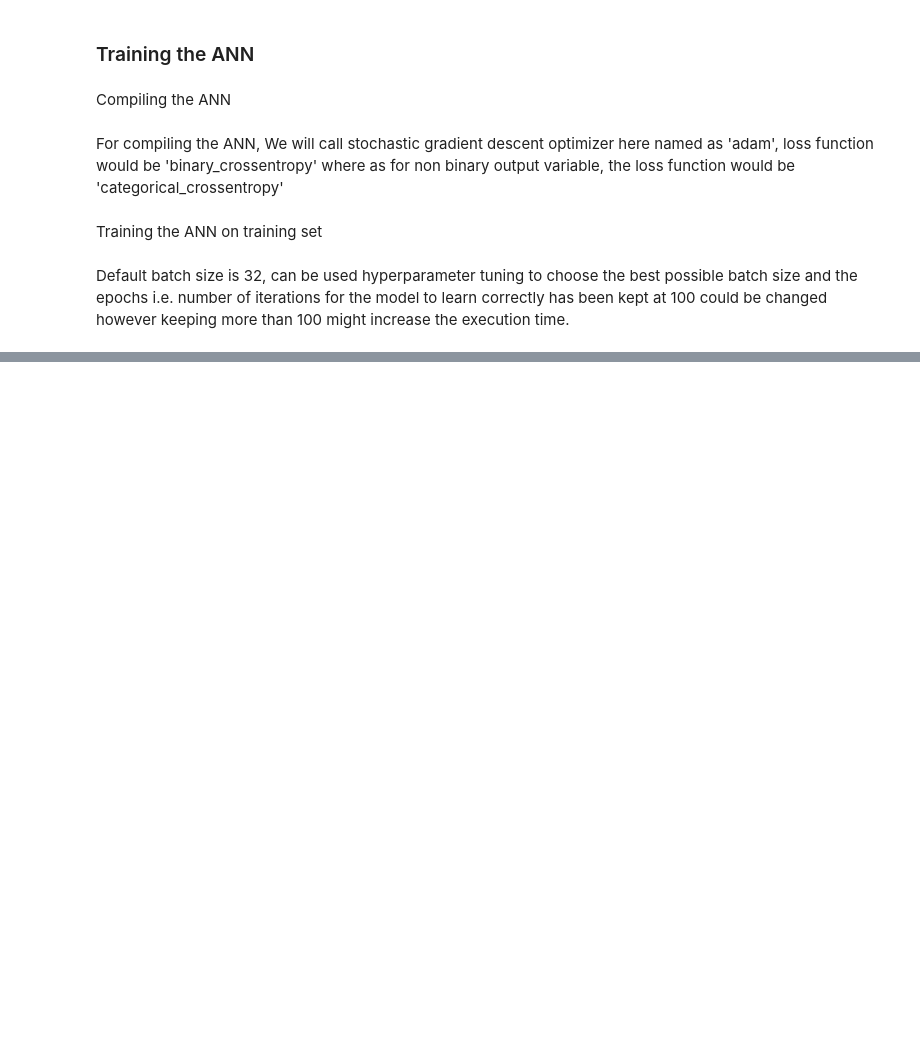
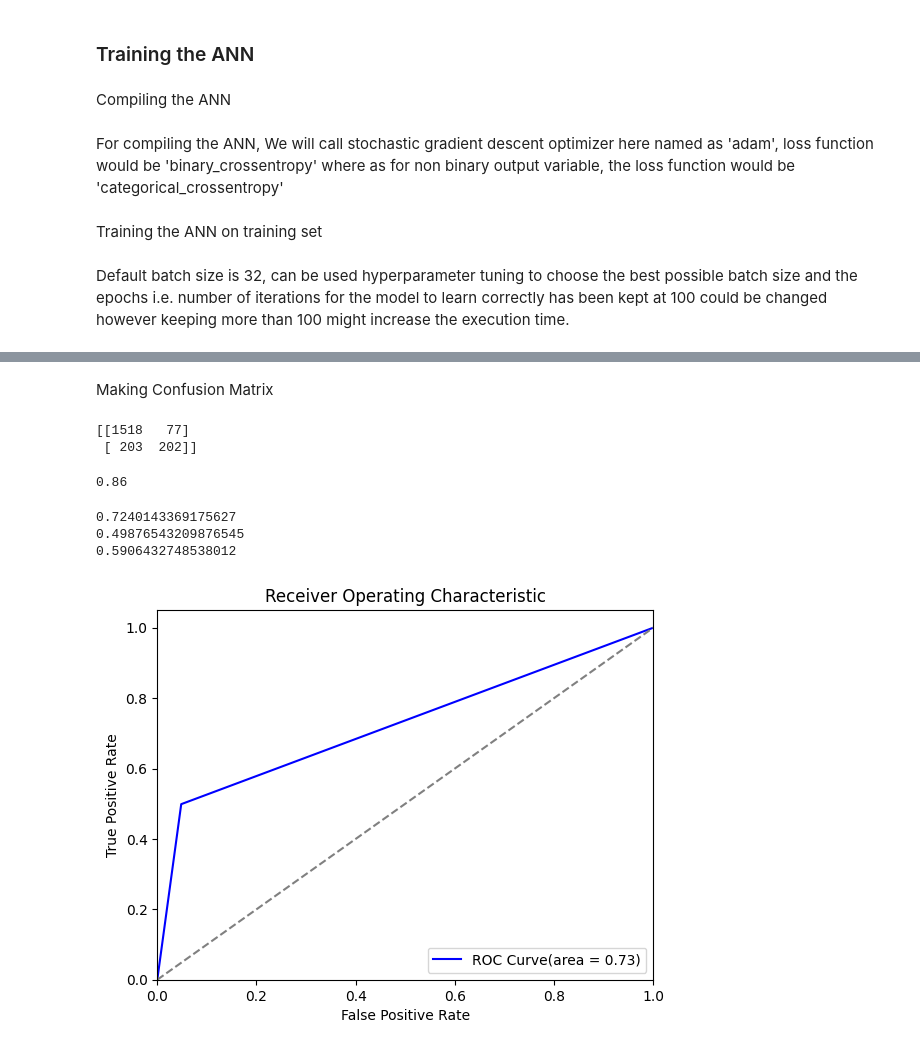
Before and after one commit to amanpanda95/Churn_Modelling_ANN, a Jupyter notebook: Artificial Neural Network Churn Modelling.ipynb, the cells around one changed output, grey strips where cells are left out. Saved outputs shown, nothing was run; the diff lists cells and outputs as text; code cells hidden in the pictures; blank space fills up the shorter version.

Commit message:
Model Evalution with evaluation metrics and ROC curve

```diff
--- a/Artificial Neural Network Churn Modelling.ipynb
+++ b/Artificial Neural Network Churn Modelling.ipynb
@@ -234,0 +257,5 @@ Epoch 100/100
+# %%
+y_pred = ann.predict(x_test)
+print(y_pred)
+y_pred = (y_pred > 0.5)
+print(np.concatenate((y_pred.reshape(len(y_pred),1),y_test.reshape(len(y_test),1)), axis=1))
@@ -234,0 +278,44 @@ Epoch 100/100
+# %% [markdown]
+Making Confusion Matrix
+# %%
+from sklearn.metrics import confusion_matrix, accuracy_score
+cm = confusion_matrix(y_test, y_pred)
+print(cm)
+accuracy_score(y_test, y_pred)
+# %% [output]
+[[1518   77]
+ [ 203  202]]
+0.86
+# %%
+# import precision, recall and f1score
+from sklearn.metrics import precision_score, recall_score, f1_score
+# calculate precision, recall and f1score
+precision = precision_score(y_test, y_pred)
+recall = recall_score(y_test, y_pred)
+f1_score = f1_score(y_test, y_pred)
+print(precision)
+print(recall)
+print(f1_score)
+# %% [output]
+0.7240143369175627
+0.49876543209876545
+0.5906432748538012
+# %%
+import matplotlib.pyplot as plt
+from sklearn.metrics import roc_curve, roc_auc_score
+# calculate ROC curve
+fpr, tpr, thresholds = roc_curve(y_test, y_pred)
+
+# plot ROC curve
+plt.figure()
+plt.plot(fpr, tpr, color = 'blue', label = 'ROC Curve(area = %0.2f)' %roc_auc_score(y_test, y_pred))
+plt.plot([0,1],[0,1], color = 'gray', linestyle = '--') # Diagonal Line
+plt.xlim([0.0, 1.0])
+plt.ylim([0.0, 1.05])
+plt.xlabel('False Positive Rate')
+plt.ylabel('True Positive Rate')
+plt.title("Receiver Operating Characteristic")
+plt.legend(loc = 'lower right')
+plt.show()
+# %% [output]
+[figure, added]
```
Also changed, not shown: parts of 7 cells of this notebook.
